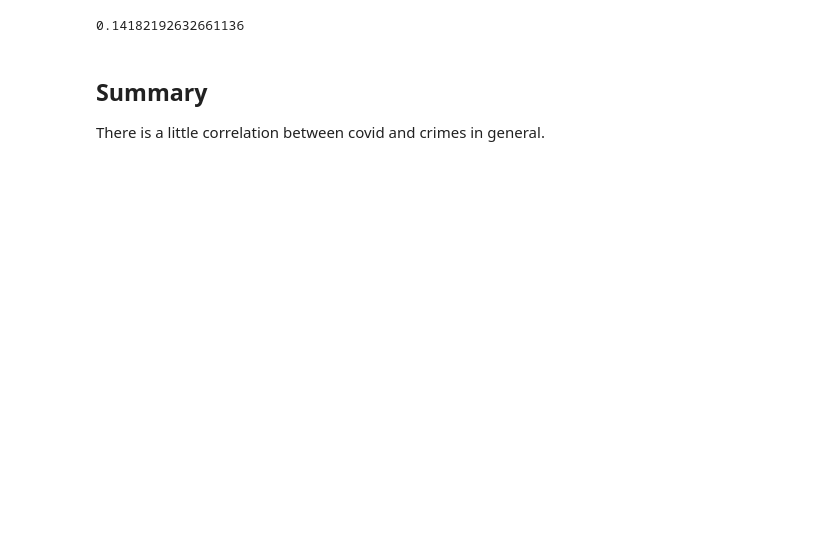
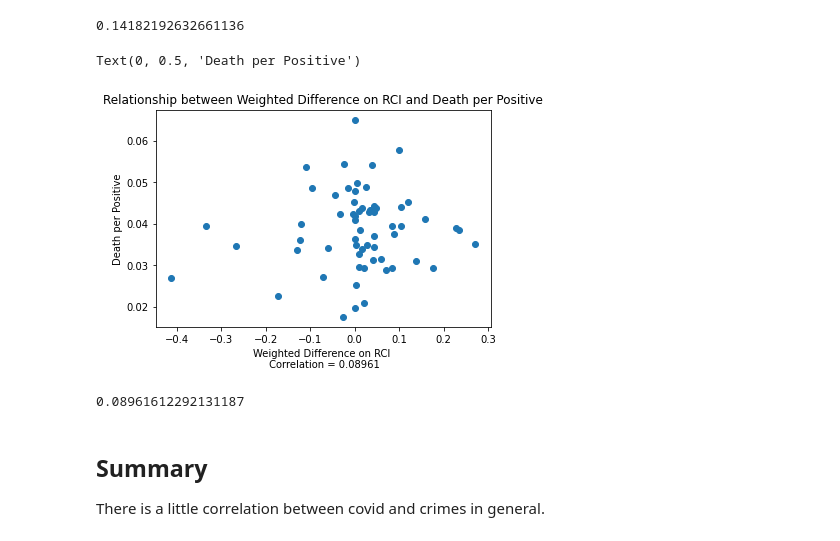
Before and after one commit to chengzegang/Relationship-between-Covid-19-and-Unlawful-Incidents-in-New-York-City, a Jupyter notebook: overview_part2_RCI.ipynb, the cells around one changed output. Saved outputs shown, nothing was run; the diff lists cells and outputs as text; code cells hidden in the pictures; blank space fills up the shorter version.

```diff
--- a/overview_part2_RCI.ipynb
+++ b/overview_part2_RCI.ipynb
@@ -221,6 +226,19 @@ plt.scatter(covid['RCI_diff'], covid['pos_rate'])
 covid['RCI_diff'].corr(covid['pos_rate'])
 # %% [output]
 0.14182192632661136
+# %%
+%matplotlib inline
+plt.scatter(covid['RCI_diff'], covid['dt_rate'])
+plt.title("Relationship between Weighted Difference on RCI and Death per Positive")
+plt.xlabel("Weighted Difference on RCI \n Correlation = 0.08961")
+plt.ylabel("Death per Positive")
+# %% [output]
+Text(0, 0.5, 'Death per Positive')
+[figure, added]
+# %%
+covid['RCI_diff'].corr(covid['dt_rate'])
+# %% [output]
+0.08961612292131187
 # %% [markdown]
 ## Summary
 There is a little correlation between covid and crimes in general.
```
Also changed, not shown: parts of 11 cells of this notebook, 11 other files.
